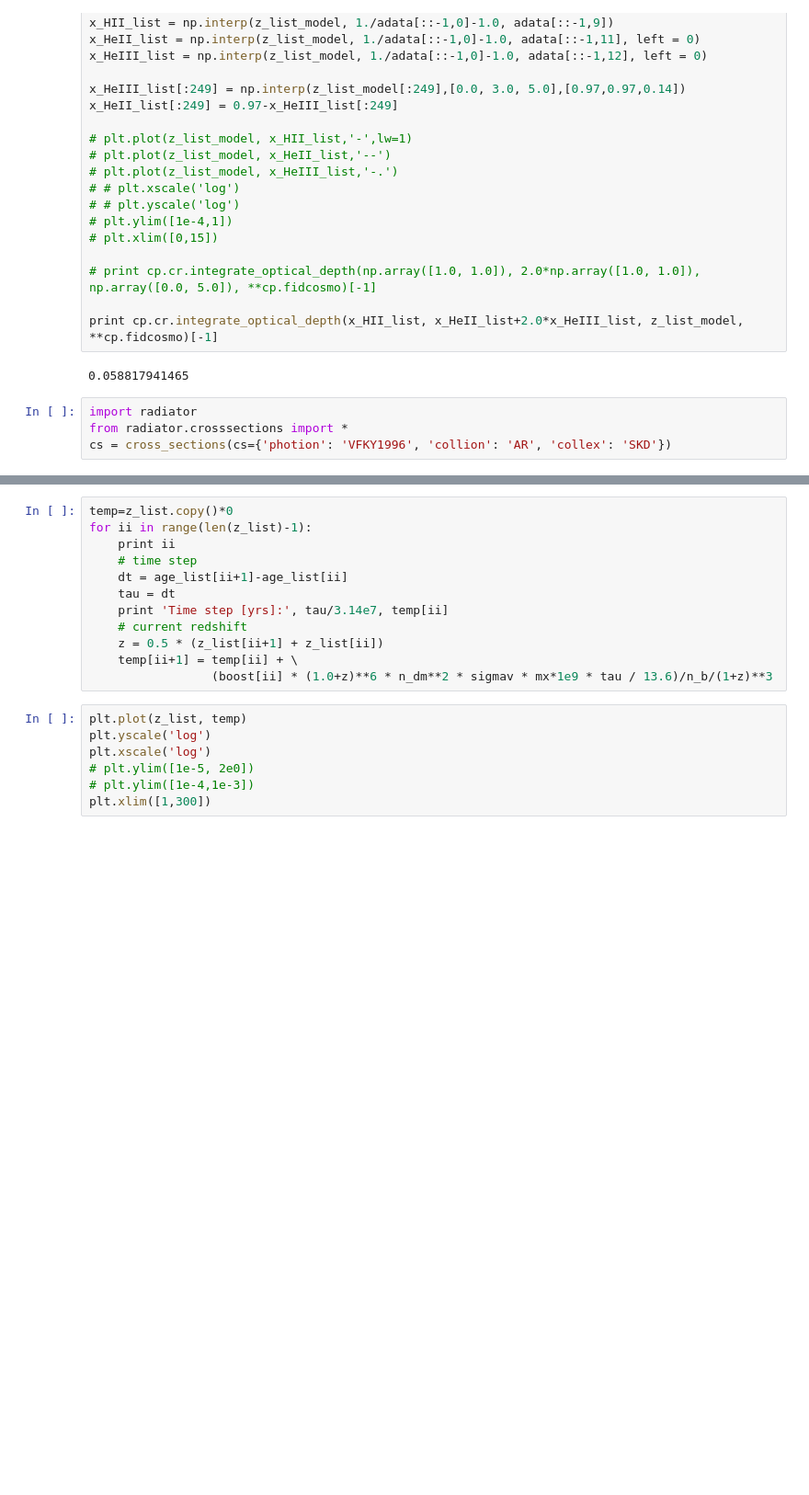
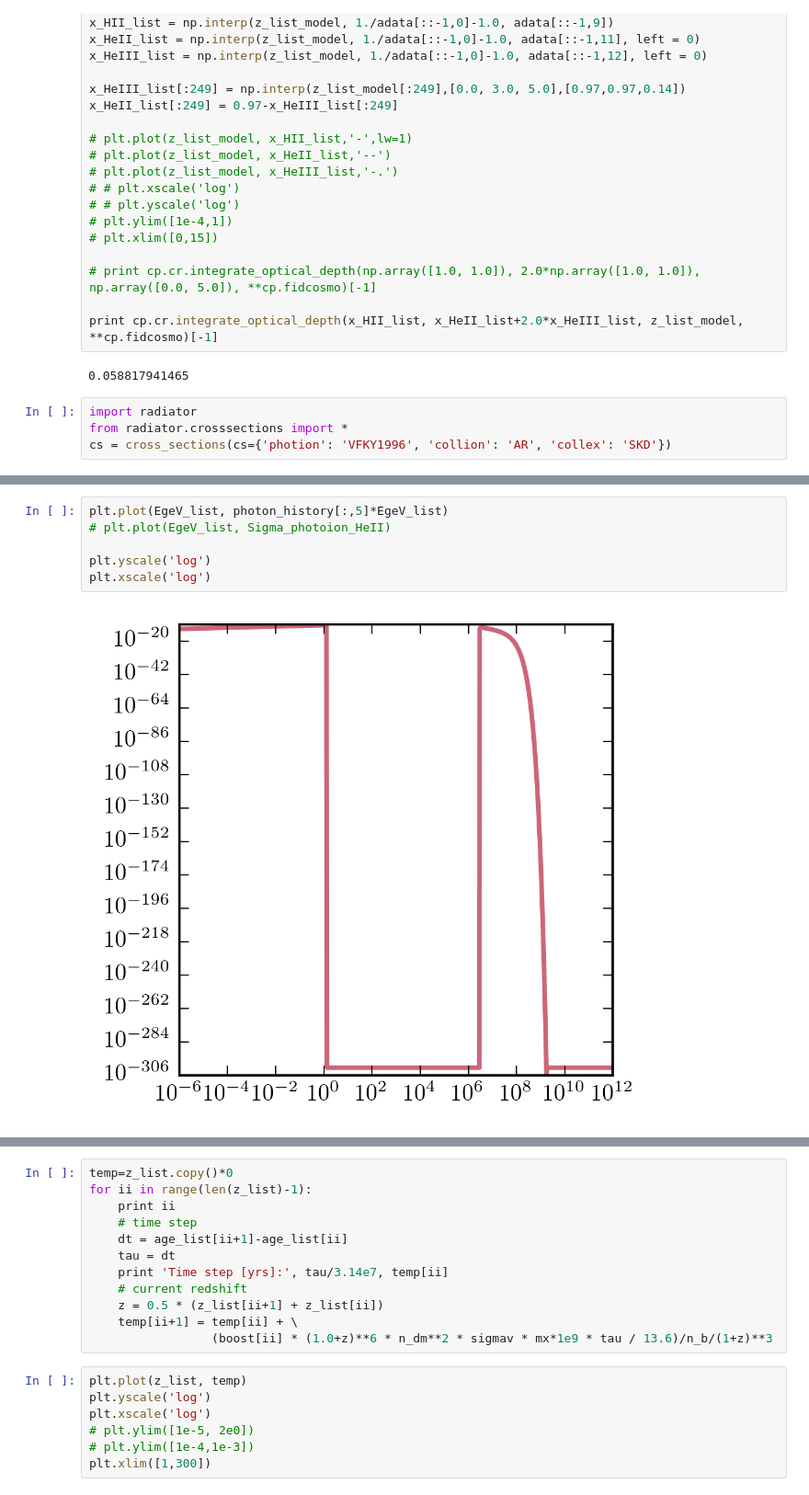
Before and after one commit to lue/dmb, a Jupyter notebook: photon_model.ipynb, the cells around one changed output, grey strips where cells are left out. Shown at 92% size. Cells and saved outputs as stored; diff of their text form; blank space fills up the shorter version.

```diff
--- a/photon_model.ipynb
+++ b/photon_model.ipynb
@@ -302,3 +324,11 @@ nan nan nan
+# %%
+plt.plot(EgeV_list, photon_history[:,5]*EgeV_list)
+# plt.plot(EgeV_list, Sigma_photoion_HeII)
+
+plt.yscale('log')
+plt.xscale('log')
+# %% [output]
+[figure, added]
 # %%
 predicted_rhist[z_list<5,0] = np.interp(z_list, z_list_model, x_HII_list)[z_list<5]
 predicted_rhist[z_list<5,1] = np.interp(z_list, z_list_model, x_HeII_list)[z_list<5]
```
Also changed, not shown: parts of 20 cells of this notebook, 2 other files.
